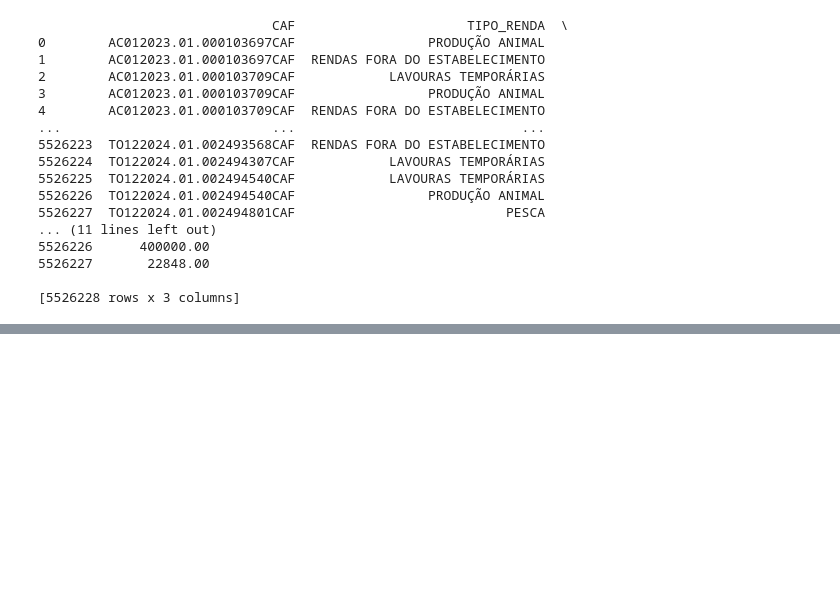
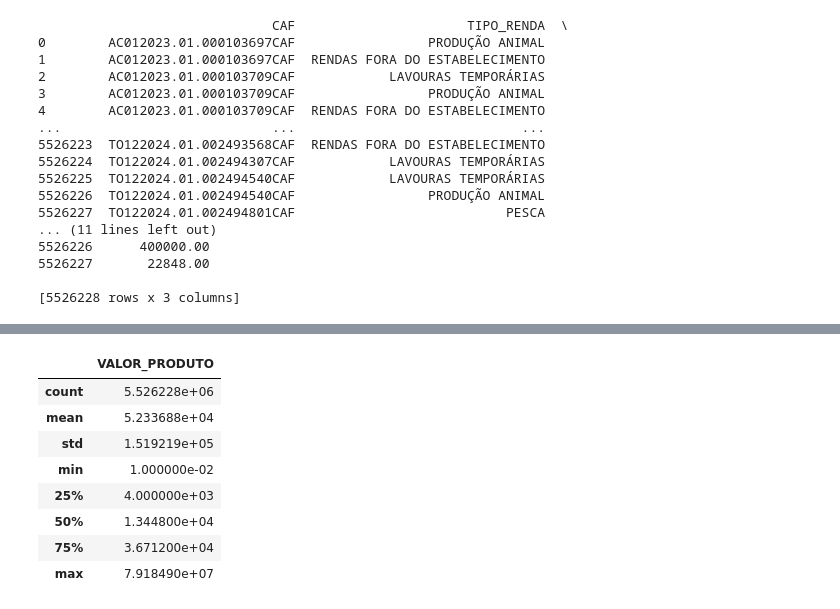
Before and after one commit to Luisamfer/Ativ_Est_Desc, a Jupyter notebook: Estat_desc.ipynb, the cells around one changed output, grey strips where cells are left out. Cells and saved outputs as stored; diff of their text form; code cells hidden in the pictures; blank space fills up the shorter version.

```diff
--- a/Estat_desc.ipynb
+++ b/Estat_desc.ipynb
@@ -630,0 +646,12 @@ df_membros_area_renda.head()
+# %%
+ df_renda_tipo.describe()
+# %% [output]
+|  | VALOR_PRODUTO |
+| count | 5.526228e+06 |
+| mean | 5.233688e+04 |
+| std | 1.519219e+05 |
+| min | 1.000000e-02 |
+| 25% | 4.000000e+03 |
+| 50% | 1.344800e+04 |
+| 75% | 3.671200e+04 |
+| max | 7.918490e+07 |
```
Also changed, not shown: parts of 8 cells of this notebook.
